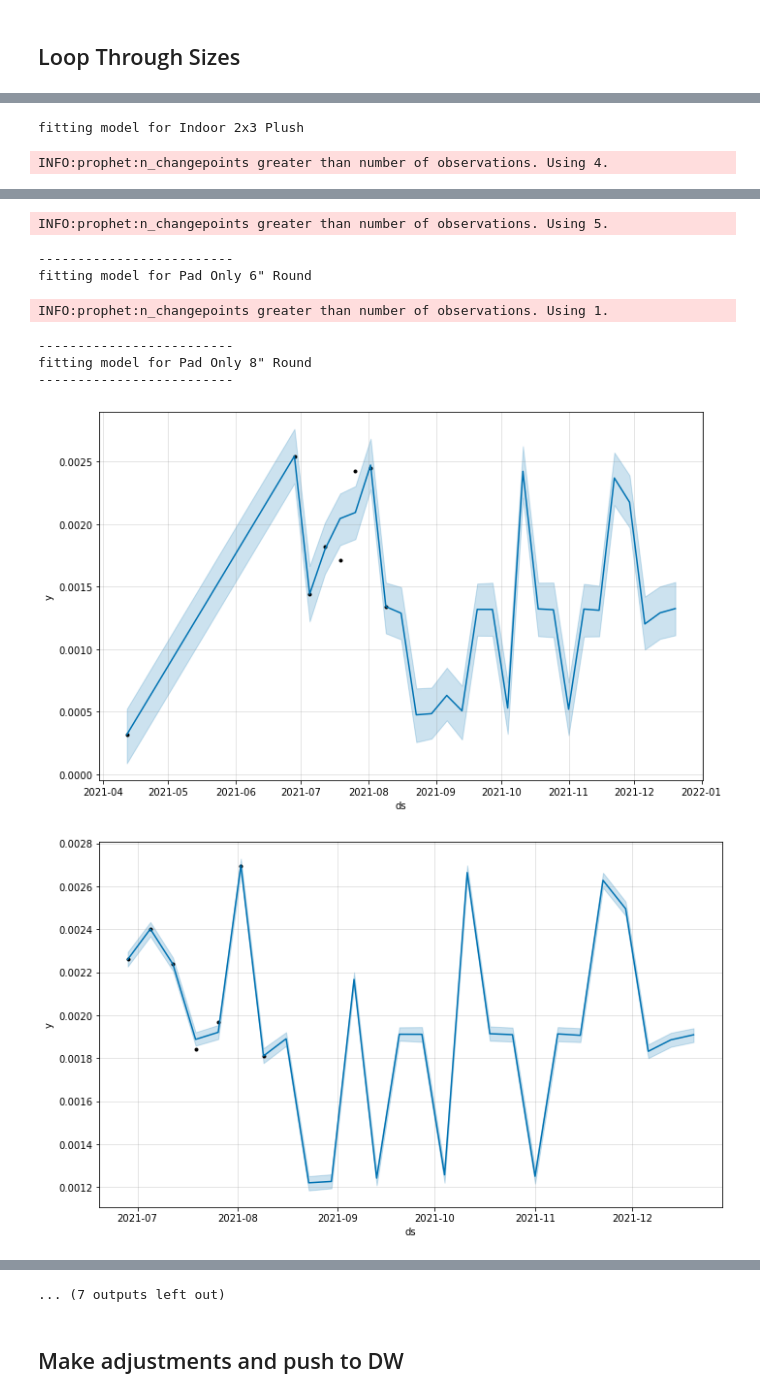
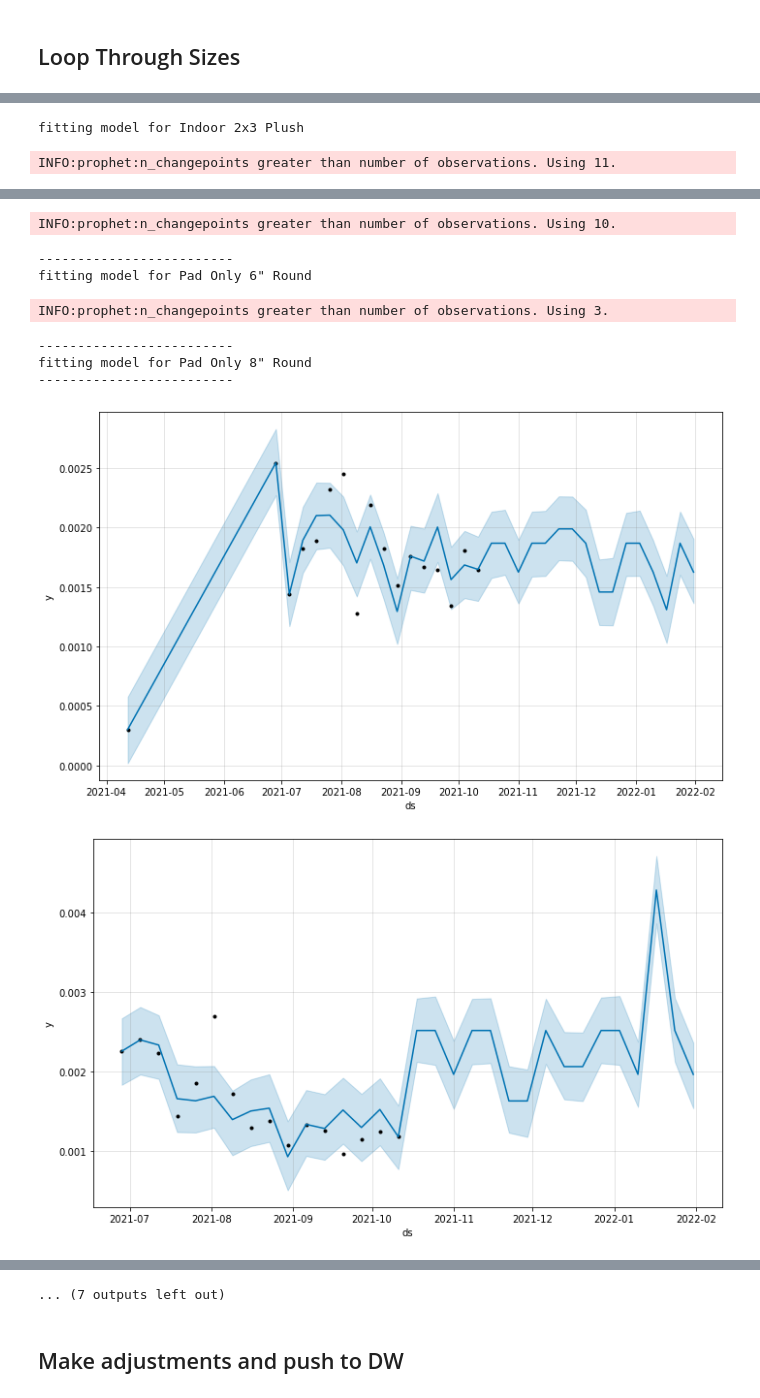
Before and after one commit to dan-from-ruggable/granular-demand-forecast, a Jupyter notebook: gdf_v1.0.ipynb, the cells around one changed output, grey strips where cells are left out. Cells and saved outputs as stored; diff of their text form; code cells hidden in the pictures.

```diff
--- a/gdf_v1.0.ipynb
+++ b/gdf_v1.0.ipynb
@@ -48,16 +41,10 @@ query_text = text(query.read())
 df_sales = pd.read_sql_query(query_text, engine)
 
 # get ad spend
-df_spend = pd.read_csv('./data/granular-demand-forecast/ad_spend.csv')
+df_spend = pd.read_csv('./granular-demand-forecast/data/ad_spend.csv')
 
 # get marketing events
-df_event = pd.read_csv('./data/granular-demand-forecast/marketing_events.csv')
-
-# log transform regressor
-df_spend['log_total_weekly_spend'] = np.log(df_spend['total_weekly_spend']+1)
-
-# log transform y
-df_sales['log_total_rugs_sold'] = np.log(df_sales['total_rugs_sold']+1)
+df_event = pd.read_csv('./granular-demand-forecast/data/marketing_events.csv')
 
 # merge df
 df_spend['week_begin_date']=pd.to_datetime(df_spend['week_begin_date'])
@@ -72,10 +69,7 @@ Forecast total number of rugs for use as inputs for other forecasts
 # %%
 df = df_sales[['week_begin_date',
                'total_rugs_sold',
-               'log_total_rugs_sold',
                'total_weekly_spend',
-               'log_total_weekly_spend',
-               'google_and_bing_weekly_spend',
                'sale',
                'launch',
                'bfcm',
@@ -92,7 +86,7 @@ df = df_sales[['week_begin_date',
 m = Prophet(yearly_seasonality=True,
             weekly_seasonality=False,
             daily_seasonality=False,
-            changepoint_prior_scale=0.01)
+            changepoint_prior_scale=0.05)
 
 # add holidays and regressors
 m.add_country_holidays(country_name='US')
@@ -108,7 +102,7 @@ m.add_regressor('email')
 m.fit(df)
 
 # cross validate
-df_cv = cross_validation(m, initial='110 W', period='1 W', horizon = '12 W')
+df_cv = cross_validation(m, initial='110 W', period='4 W', horizon = '4 W')
 df_p = performance_metrics(df_cv)
 df_p.head()
 # %% [output]
@@ -286,12 +389,12 @@ df_sales_FTS = df_sales_FTS.merge(df_event, how='inner', on='week_begin_date')
 # %%
 model_parameters = {
-    'Indoor 2x3 Chenille'       :['2x3','Indoor','Chenille','Indoor','Chenille',False,0.05,'flat'],
+    'Indoor 2x3 Chenille'       :['2x3','Indoor','Chenille','Indoor','Chenille',False,0.01,'flat'],
     'Indoor 2.5x7 Chenille'     :['2.5x7','Indoor','Chenille','Indoor','Chenille',False,0.05,'linear'],
     'Indoor 2.5x10 Chenille'    :['2.5x10','Indoor','Chenille','Indoor','Chenille',True,0.05,'linear'],
     'Indoor 3x5 Chenille'       :['3x5','Indoor','Chenille','Indoor','Chenille',True,0.05,'linear'],
-    'Indoor 5x7 Chenille'       :['5x7','Indoor','Chenille','Indoor','Chenille',False,0.05,'flat'],
-    'Indoor 6x9 Chenille'       :['6x9','Indoor','Chenille','Indoor','Chenille',False,0.05,'linear'],
-    'Indoor 8x10 Chenille'      :['8x10','Indoor','Chenille','Indoor','Chenille',False,0.05,'flat'],
+    'Indoor 5x7 Chenille'       :['5x7','Indoor','Chenille','Indoor','Chenille',False,0.15,'linear'],
+    'Indoor 6x9 Chenille'       :['6x9','Indoor','Chenille','Indoor','Chenille',False,0.15,'linear'],
+    'Indoor 8x10 Chenille'      :['8x10','Indoor','Chenille','Indoor','Chenille',False,0.15,'linear'],
     'Indoor 9x12 Chenille'      :['9x12','Indoor','Chenille','Indoor','Chenille',False,0.05,'flat'],
     'Indoor 6" Round Chenille'  :['6" Round','Indoor','Chenille','Indoor','Chenille',False,0.05,'flat'],
     'Indoor 8" Round Chenille'  :['8" Round','Indoor','Chenille','Indoor','Chenille',False,0.05,'flat'],
@@ -301,8 +404,8 @@ model_parameters = {
     'Outdoor 5x7 Chenille'      :['5x7','Outdoor','Chenille','Outdoor','Chenille',True,0.05,'flat'],
     'Outdoor 6x9 Chenille'      :['6x9','Outdoor','Chenille','Outdoor','Chenille',True,0.05,'flat'],
     'Outdoor 8x10 Chenille'     :['8x10','Outdoor','Chenille','Outdoor','Chenille',True,0.05,'flat'],
-    'Indoor 2.5x7 Plush'        :['2.5x7','Indoor','Plush','Indoor','Chenille',False,0.01,'flat'],
-    'Indoor 2.5x10 Plush'       :['2.5x10','Indoor','Plush','Indoor','Chenille',False,0.01,'flat'],
+    'Indoor 2.5x7 Plush'        :['2.5x7','Indoor','Plush','Indoor','Chenille',False,0.05,'flat'],
+    'Indoor 2.5x10 Plush'       :['2.5x10','Indoor','Plush','Indoor','Chenille',False,0.05,'flat'],
     'Indoor 3x5 Plush'          :['3x5','Indoor','Plush','Indoor','Chenille',False,0.01,'flat'],
     'Indoor 5x7 Plush'          :['5x7','Indoor','Plush','Indoor','Chenille',False,0.01,'flat'],
     'Indoor 6x9 Plush'          :['6x9','Indoor','Plush','Indoor','Chenille',False,0.01,'flat'],
@@ -333,13 +436,13 @@ for i in model_parameters.items():
                 growth=i[1][7])
     # add holidays and regressors
     m.add_country_holidays(country_name='US')
-    m.add_regressor('percent_of_total_input')
+    #m.add_regressor('percent_of_total_input',mode='multiplicative')
     m.add_regressor('sale',mode='multiplicative')
     m.add_regressor('launch',mode='multiplicative')
     m.add_regressor('bfcm',mode='multiplicative')
     m.add_regressor('anniversary',mode='multiplicative')
     m.add_regressor('spring')
-    m.add_regressor('email')
+    #m.add_regressor('email')
     m.add_regressor(i[1][0])
     # train model
     m.fit(df)
@@ -398,7 +587,7 @@ fitting model for Doormat 2x3 Bristle
 # %%
 model_parameters = {
     'Indoor 2x3 Plush'  :['2x3','Indoor','Plush','3x5','Indoor','Plush',False,0.9,'flat'],
-    'Pad Only 2x3'      :['2x3','NUL','Rubber pad','3x5','Indoor','Plush',False,0.9,'flat'],
+    'Pad Only 2x3'      :['2x3','NUL','Rubber pad','3x5','Indoor','Plush',False,0.2,'flat'],
     'Pad Only 2.5x7'    :['2.5x7','NUL','Rubber pad','2.5x7','Indoor','Chenille',True,0.05,'linear'],
     'Pad Only 2.5x10'   :['2.5x10','NUL','Rubber pad','2.5x10','Indoor','Chenille',True,0.05,'linear'],
     'Pad Only 3x5'      :['3x5','NUL','Rubber pad','3x5','Indoor','Chenille',True,0.05,'linear'],
@@ -407,7 +596,7 @@ model_parameters = {
     'Pad Only 8x10'     :['8x10','NUL','Rubber pad','8x10','Indoor','Chenille',False,0.05,'flat'],
     'Pad Only 9x12'     :['9x12','NUL','Rubber pad','9x12','Indoor','Chenille',False,0.05,'flat'],
     'Pad Only 6" Round' :['6" Round','NUL','Rubber pad','6" Round','Indoor','Chenille',False,0.01,'flat'],
-    'Pad Only 8" Round' :['8" Round','NUL','Rubber pad','5x7','Indoor','Chenille',False,0.01,'flat']
+    'Pad Only 8" Round' :['8" Round','NUL','Rubber pad','5x7','Indoor','Chenille',False,0.5,'flat']
 }
 
 for i in model_parameters.items():
@@ -464,27 +653,27 @@ INFO:prophet:n_changepoints greater than number of observations. Using 5.
 fitting model for Indoor 2x3 Plush
-INFO:prophet:n_changepoints greater than number of observations. Using 4.
+INFO:prophet:n_changepoints greater than number of observations. Using 11.
 -------------------------
 fitting model for Pad Only 2x3
 -------------------------
 fitting model for Pad Only 2.5x7
 -------------------------
 fitting model for Pad Only 2.5x10
 -------------------------
 fitting model for Pad Only 3x5
 -------------------------
 fitting model for Pad Only 5x7
 -------------------------
 fitting model for Pad Only 6x9
 -------------------------
 fitting model for Pad Only 8x10
 -------------------------
 fitting model for Pad Only 9x12
-INFO:prophet:n_changepoints greater than number of observations. Using 5.
+INFO:prophet:n_changepoints greater than number of observations. Using 10.
 -------------------------
 fitting model for Pad Only 6" Round
-INFO:prophet:n_changepoints greater than number of observations. Using 1.
+INFO:prophet:n_changepoints greater than number of observations. Using 3.
 -------------------------
 fitting model for Pad Only 8" Round
 -------------------------
-[figure, old version]
+[figure, new version]
-[figure, old version]
+[figure, new version]
```
Also changed, not shown: parts of 27 cells of this notebook, 5 other files.
